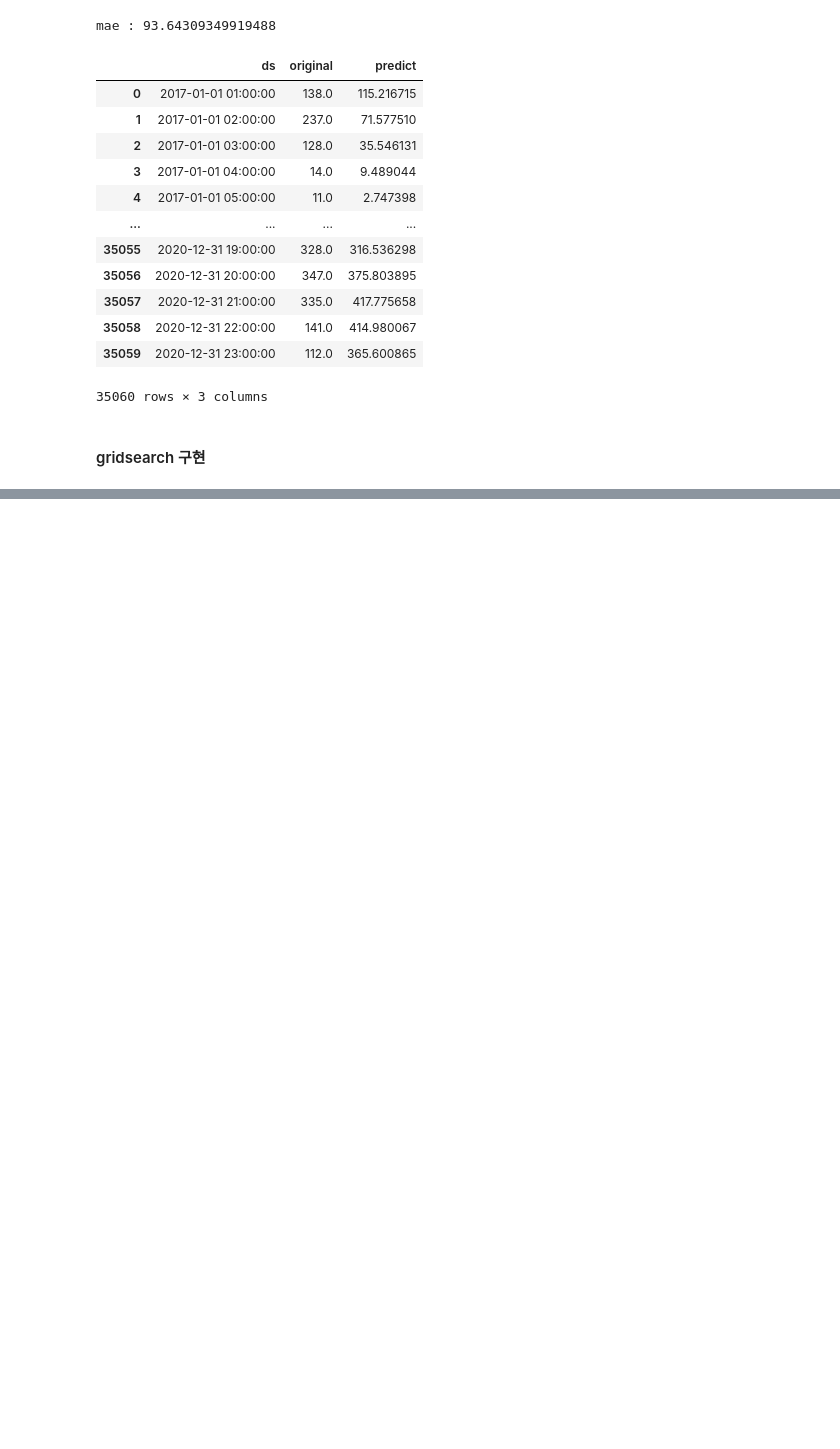
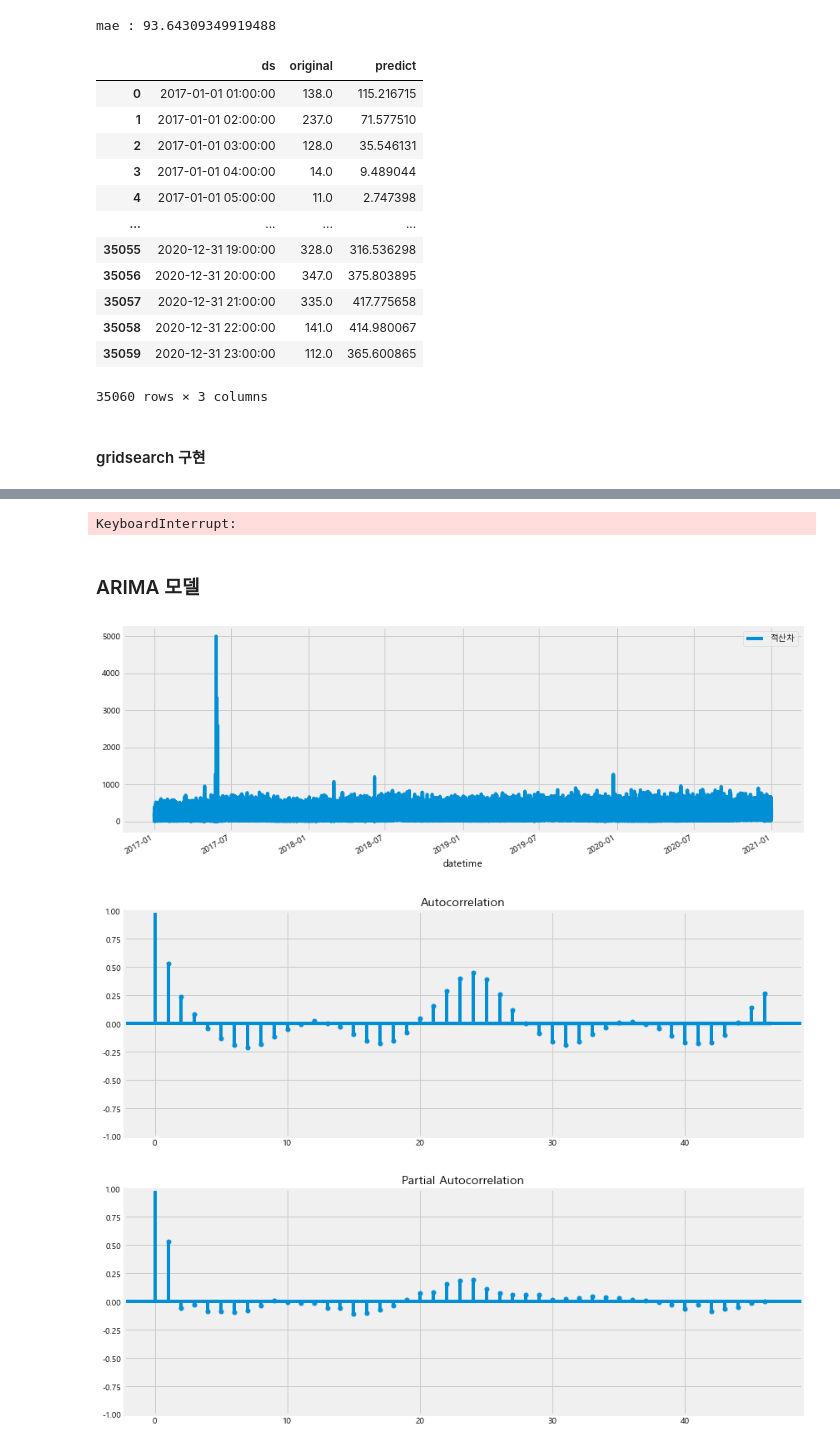
Before and after one commit to Sungjeonghyun/K-water_AI_Competition, a Jupyter notebook: Task 1.ipynb, the cells around one changed output, grey strips where cells are left out. Saved outputs shown, nothing was run; the diff lists cells and outputs as text; code cells hidden in the pictures; blank space fills up the shorter version.

```diff
--- a/Task 1.ipynb
+++ b/Task 1.ipynb
@@ -118,7 +43,7 @@ plt.rcParams['axes.unicode_minus'] = False
 ### 데이터 불러오기
 # %%
 # 학습 데이터
-data_tr = pd.read_csv('./data_city/data_tr_city.csv')
+data_tr = pd.read_csv('./t1_data_city/data_tr_city.csv')
 data_tr
 # %% [output]
 |  | datetime | 구미 혁신도시배수지 유출유량 적산차 |
@@ -251,6 +178,10 @@ data_tr.plot()
 plt.show()
 # %% [output]
 [figure]
+# %%
+# linear 보간을 통해 결측치 처리
+data_tr_interpolate = data_tr.interpolate(method = 'linear')
+data_tr = data_tr_interpolate
 # %%
 data_tr.reset_index(drop=True, inplace=True)
 # %%
@@ -415,0 +364,36 @@ data_sample.to_csv('./data_city/submission_prophet.csv', index=False)
+# %%
+# 이어서 하는 경우! # 나중에 지워
+for i in tqdm(range(2723, len(data_sample.datetime))):
+    start = data_sample.datetime[i]
+    df = pd.concat([data_tr_prophet, data_ts_prophet[:i]], ignore_index=True)
+
+    m= Prophet(seasonality_mode='multiplicative',
+          daily_seasonality=True,
+          yearly_seasonality=True,
+          changepoint_range=best_cr,
+          changepoint_prior_scale=best_cps)
+
+    m.fit(df)
+
+    start = pd.to_datetime(start)
+    ds = pd.date_range(start, start + datetime.timedelta(hours=335), freq='H')
+
+    future = pd.DataFrame({'ds':ds})
+    forecast = m.predict(future)
+    data_sample.loc[i] = [start] + list(forecast['yhat'])
+
+    clear_output()
+# %% [output]
+KeyboardInterrupt:
+# %% [markdown]
+### ARIMA 모델
+# %%
+rcParams['figure.figsize'] = 13, 5
+data_tr.plot()
+plot_acf(data_tr['적산차'])
+plot_pacf(data_tr['적산차'])
+plt.show()
+# %% [output]
+[figure, added]
+[figure, added]
+[figure, added]
```
Also changed, not shown: parts of 35 cells of this notebook, 13 other files.
